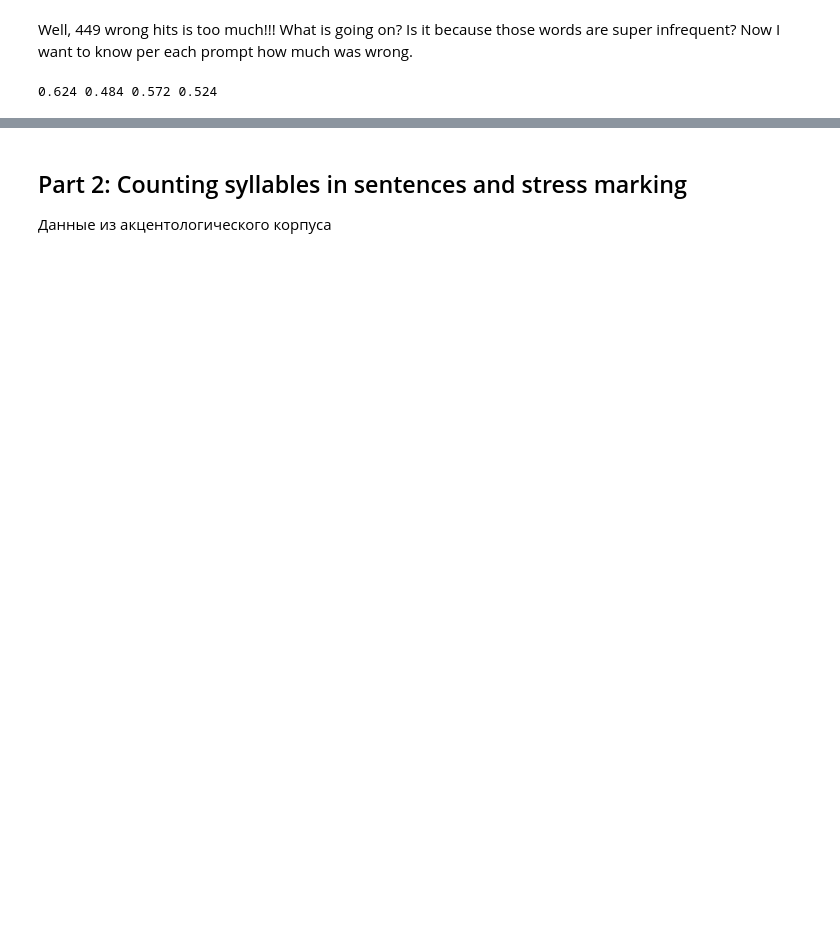
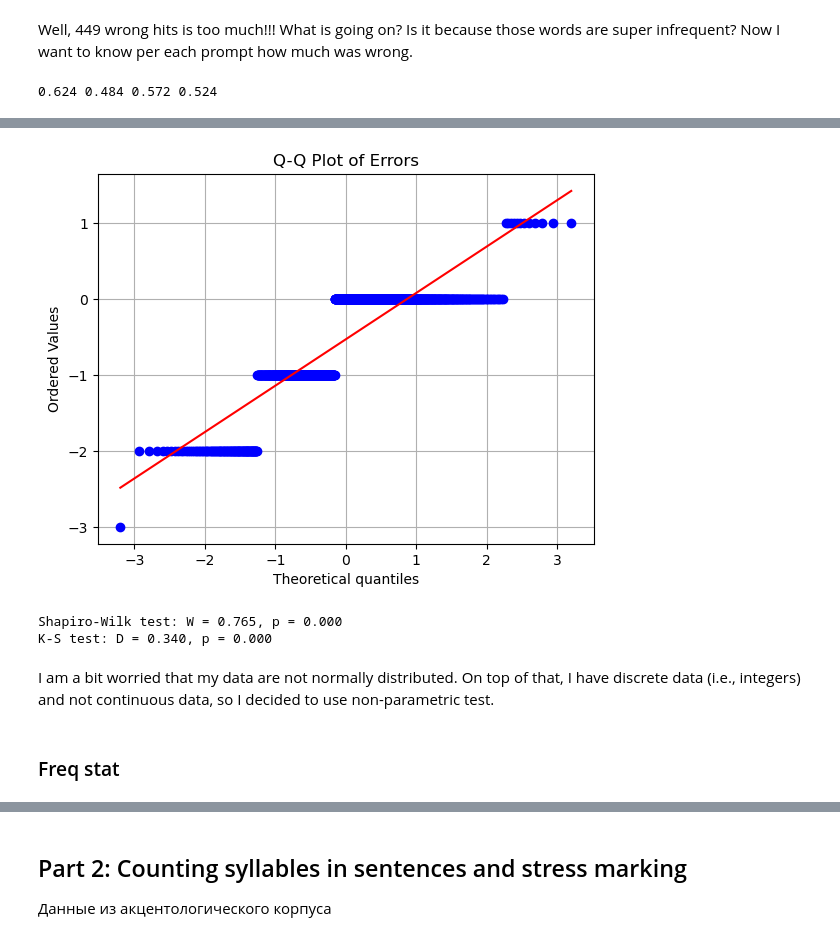
Before and after one commit to mariaonoeva/nlp-repo, a Jupyter notebook: HU_LLM/hu_llm.ipynb, the cells around one changed output, grey strips where cells are left out. Drawn from its saved outputs; the diff is of its cells as text; code cells hidden in the pictures; blank space fills up the shorter version.

Commit message:
Freq and Bayes stat

```diff
--- a/HU_LLM/hu_llm.ipynb
+++ b/HU_LLM/hu_llm.ipynb
@@ -164,0 +201,25 @@ print(attempt1, attempt2, attempt3, attempt4)
+# %%
+import scipy.stats as stats
+
+stats.probplot(errors, dist="norm", plot=plt)
+plt.title('Q-Q Plot of Errors')
+plt.grid(True)
+plt.show()
+# %% [output]
+[figure, added]
+# %%
+from scipy.stats import shapiro
+from scipy.stats import kstest
+
+stat, p = shapiro(errors)
+print(f"Shapiro-Wilk test: W = {stat:.3f}, p = {p:.3f}")
+
+stat, p = kstest(errors, 'norm', args=(errors.mean(), errors.std()))
+print(f"K-S test: D = {stat:.3f}, p = {p:.3f}")
+# %% [output]
+Shapiro-Wilk test: W = 0.765, p = 0.000
+K-S test: D = 0.340, p = 0.000
+# %% [markdown]
+I am a bit worried that my data are not normally distributed. On top of that, I have discrete data (i.e., integers) and not continuous data, so I decided to use non-parametric test.
+# %% [markdown]
+### Freq stat
```
Also changed, not shown: parts of 14 cells of this notebook.
